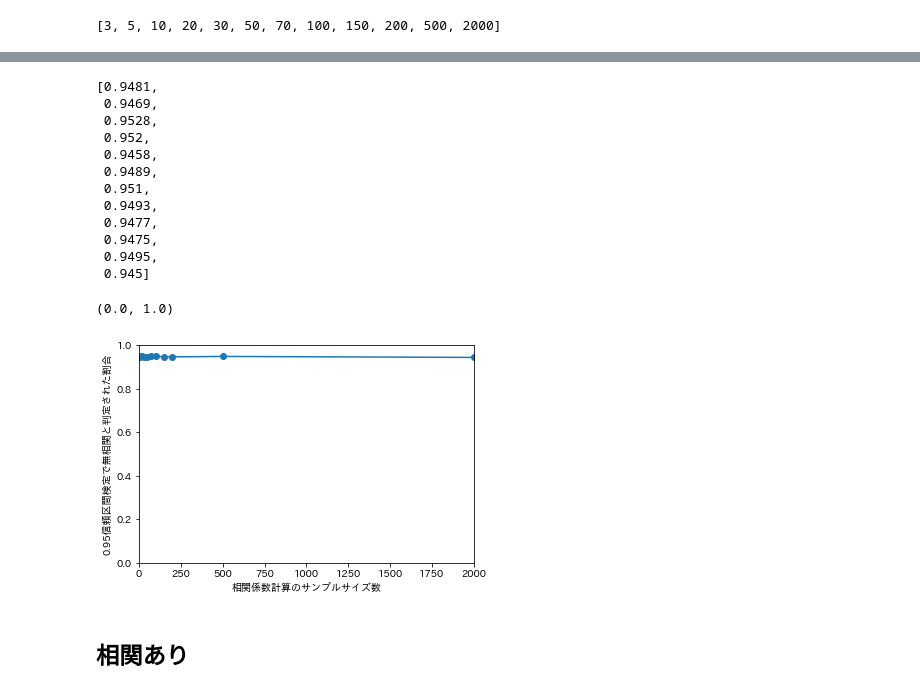
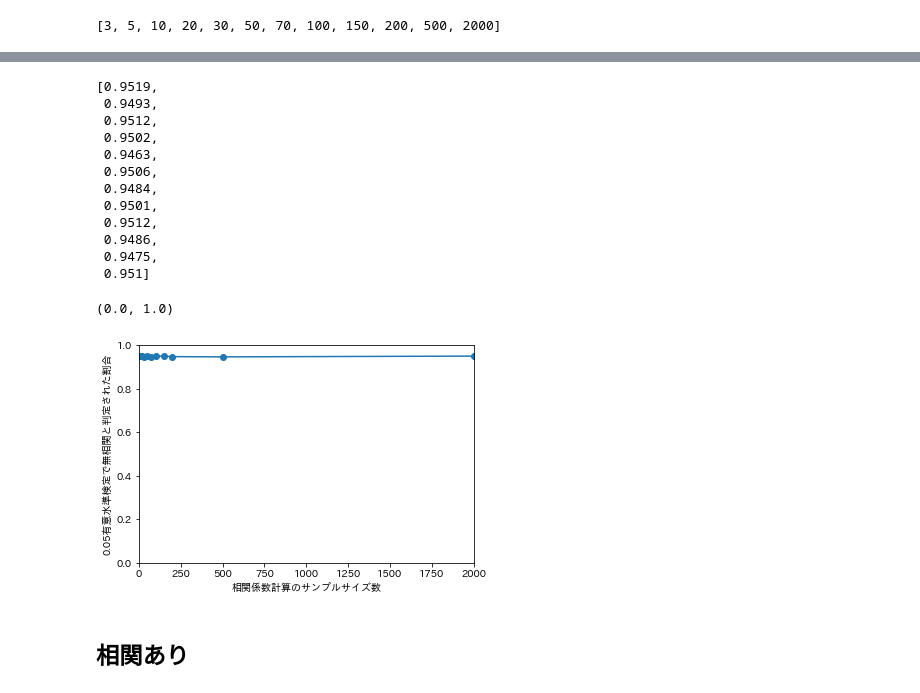
Before and after one commit to pondelion/MLDL-Memo, a Jupyter notebook: py/stats/correlation_statistic_test.ipynb, the cells around one changed output, grey strips where cells are left out. Saved outputs shown, nothing was run; the diff lists cells and outputs as text; code cells hidden in the pictures.

```diff
--- a/py/stats/correlation_statistic_test.ipynb
+++ b/py/stats/correlation_statistic_test.ipynb
@@ -49,3 +58,5 @@ CI = 0.95  # 信頼区間
+# %%
+SL = 0.05  # 優位水準
 # %%
 uncorrelated_rates = []
 
@@ -69,7 +80,7 @@ for sample_size in sample_sizes:
     plt.legend()
     plt.title(f'Sample size for correlation calculation : {sample_size}')
 
-    p_val = stats.t.ppf(1-(1-CI)/2, sample_size-2)
+    p_val = stats.t.ppf(1-SL/2, sample_size-2)
     uncorrelated_cnt = ((t_vals >= -p_val) & (t_vals <= p_val)).sum()
     uncorrelated_rate = uncorrelated_cnt / len(t_vals)
     print(uncorrelated_rate)
@@ -95,27 +106,27 @@ for sample_size in sample_sizes:
 # %%
 uncorrelated_rates
 # %% [output]
-[0.9481,
- 0.9469,
- 0.9528,
- 0.952,
- 0.9458,
- 0.9489,
- 0.951,
+[0.9519,
  0.9493,
- 0.9477,
+ 0.9512,
+ 0.9502,
+ 0.9463,
+ 0.9506,
+ 0.9484,
+ 0.9501,
+ 0.9512,
+ 0.9486,
  0.9475,
- 0.9495,
- 0.945]
+ 0.951]
 # %%
 plt.plot(sample_sizes, uncorrelated_rates, marker='o')
 plt.xlabel('相関係数計算のサンプルサイズ数')
-plt.ylabel(f'{CI}信頼区間検定で無相関と判定された割合')
+plt.ylabel(f'{SL}有意水準検定で無相関と判定された割合')
 plt.xlim(0, 2000)
 plt.ylim(0, 1)
 # %% [output]
 (0.0, 1.0)
-[figure, old version]
+[figure, new version]
 # %% [markdown]
 ## 相関あり
 # %%
```
Also changed, not shown: parts of 12 cells of this notebook.
